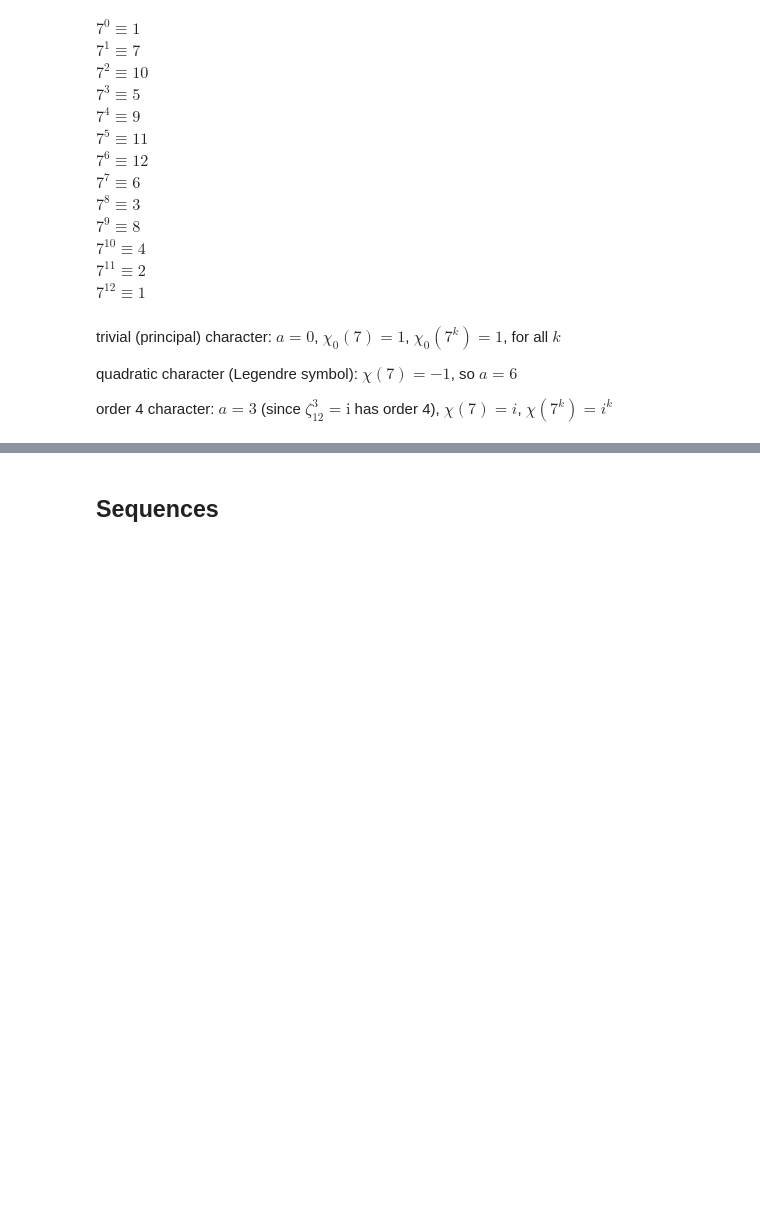
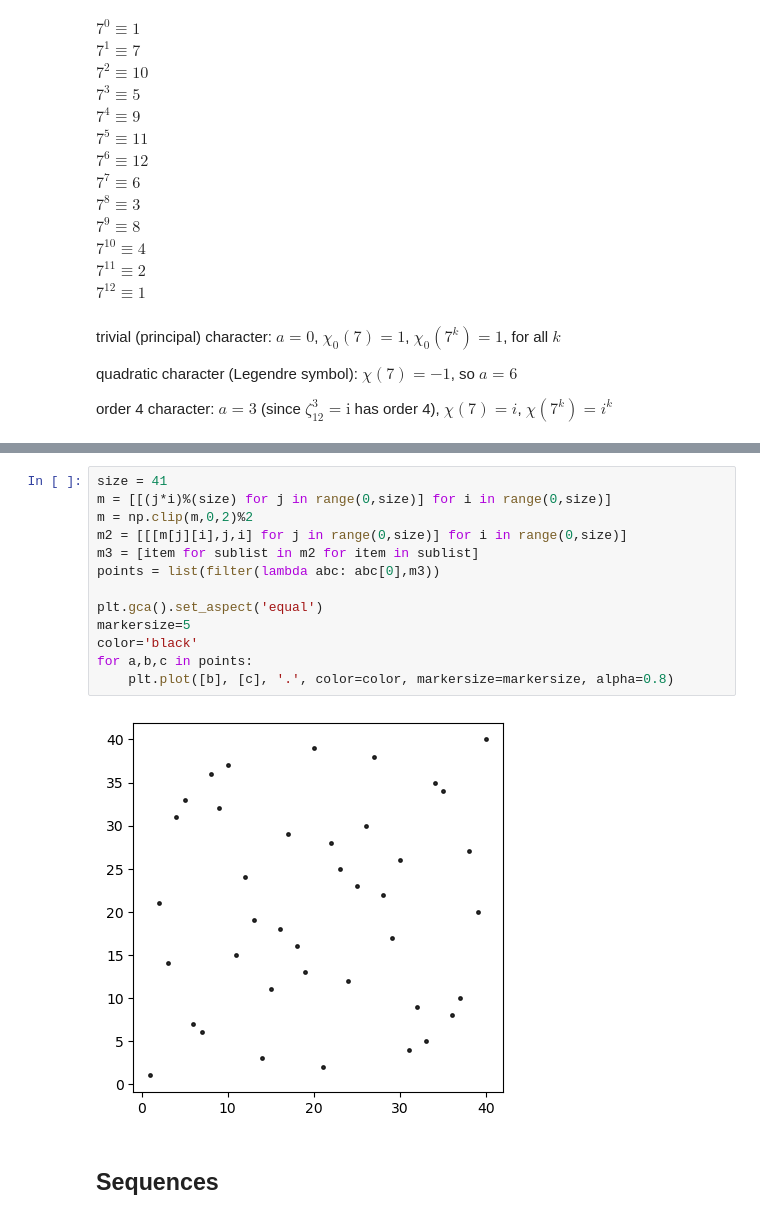
Before and after one commit to tt5/p-dynsys, a Jupyter notebook: numberth.ipynb, the cells around one changed output, grey strips where cells are left out. Cells and saved outputs as stored; diff of their text form; blank space fills up the shorter version.

```diff
--- a/numberth.ipynb
+++ b/numberth.ipynb
@@ -243,3 +258,18 @@ order 4 character: $a=3$ (since $\zeta_{12}^3=\mathrm{i}$ has order 4), $\chi(7)
+# %%
+size = 41
+m = [[(j*i)%(size) for j in range(0,size)] for i in range(0,size)]
+m = np.clip(m,0,2)%2
+m2 = [[[m[j][i],j,i] for j in range(0,size)] for i in range(0,size)]
+m3 = [item for sublist in m2 for item in sublist]
+points = list(filter(lambda abc: abc[0],m3))
+
+plt.gca().set_aspect('equal')
+markersize=5
+color='black'
+for a,b,c in points:
+    plt.plot([b], [c], '.', color=color, markersize=markersize, alpha=0.8)
+# %% [output]
+[figure, added]
 # %% [markdown]
 ## Sequences
 # %% [markdown]
```
Also changed, not shown: parts of 5 cells of this notebook, 2 other files.
